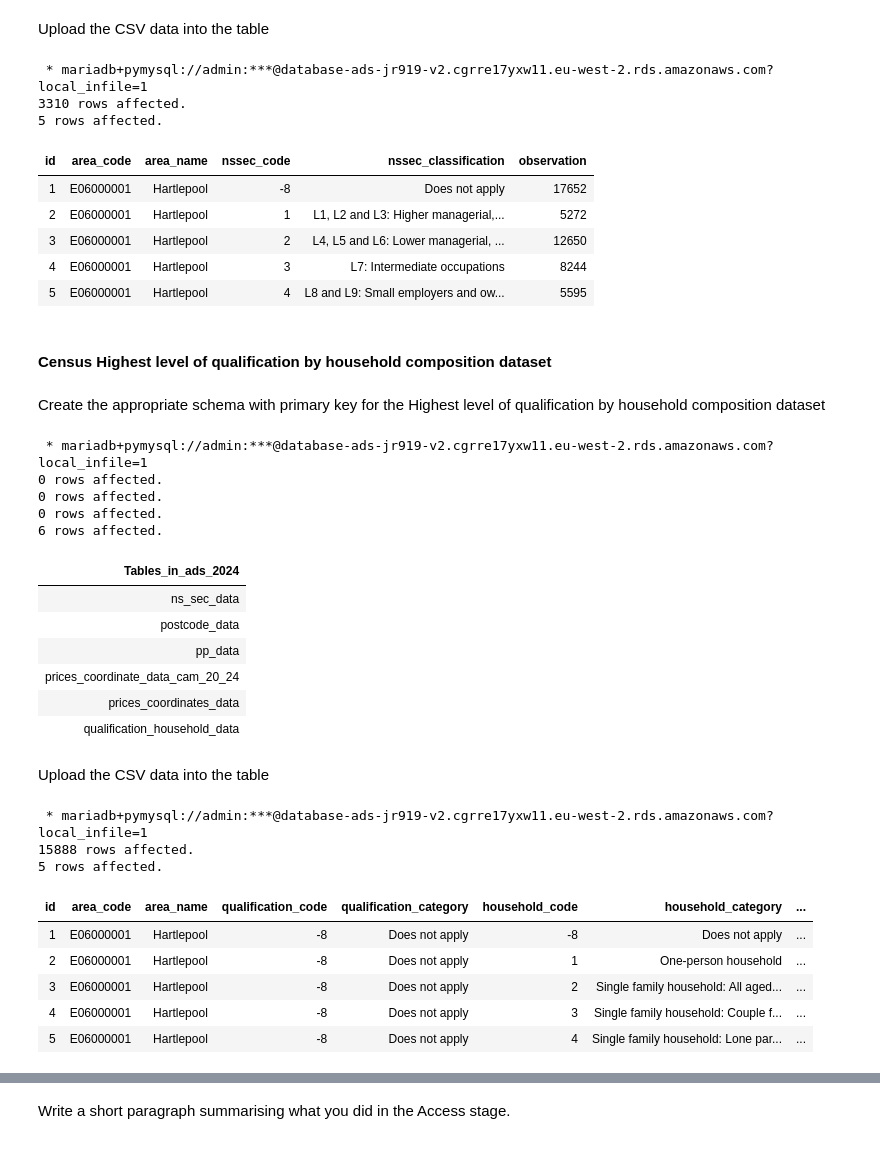
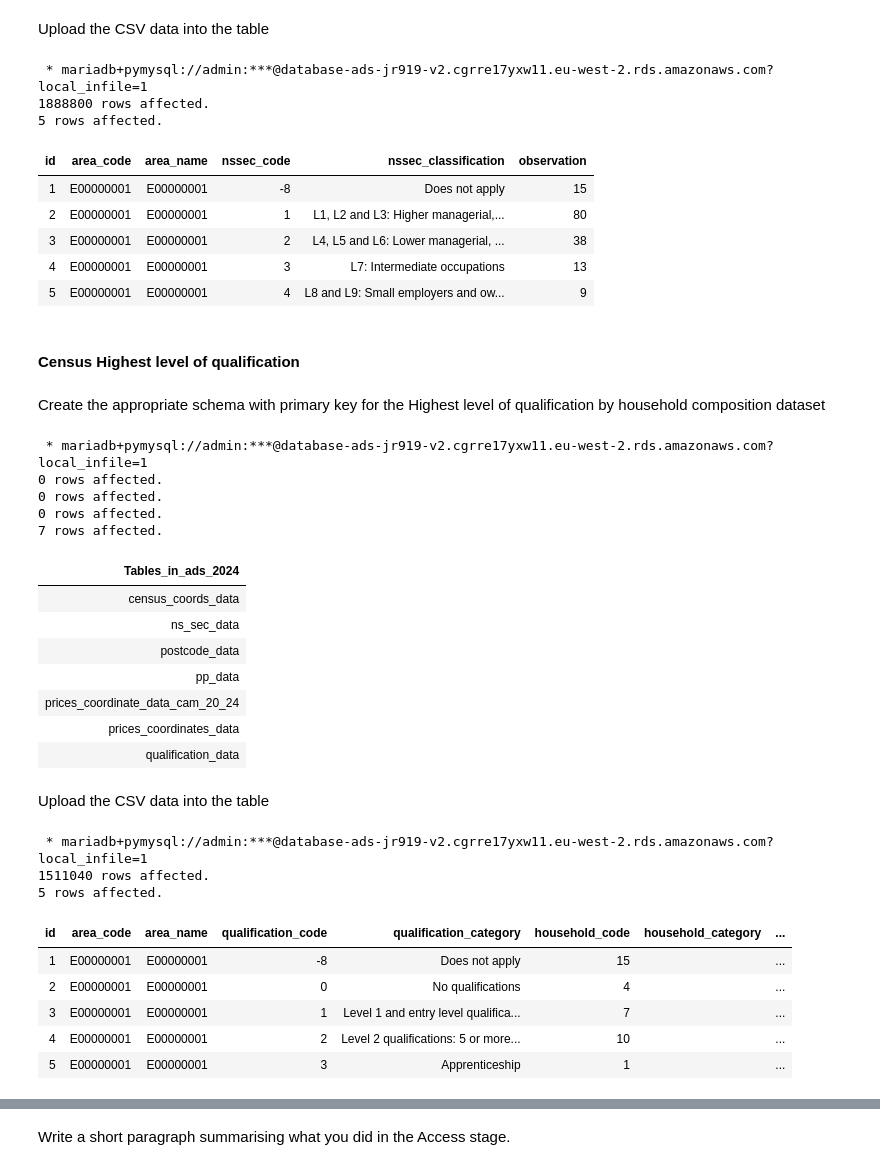
Before and after one commit to jr919cam/jr919_ads_2024, a Jupyter notebook: _notebooks/ads_course_assessment.ipynb, the cells around one changed output, grey strips where cells are left out. Cells and saved outputs as stored; diff of their text form; code cells hidden in the pictures.

Commit message:
uploaded data for all 3 census tables

```diff
--- a/_notebooks/ads_course_assessment.ipynb
+++ b/_notebooks/ads_course_assessment.ipynb
@@ -197,7 +196,7 @@ SHOW tables
 Upload the CSV data into the table
 # %%
 %%sql
-LOAD DATA LOCAL INFILE '/content/TS062-2021-5.csv'
+LOAD DATA LOCAL INFILE '/content/TS062-2021-5-filtered-2024-11-25T00_56_03Z.csv'
 INTO TABLE ns_sec_data
 FIELDS TERMINATED BY ','
 ENCLOSED BY '"'
@@ -208,23 +207,23 @@ IGNORE 1 ROWS
 SELECT * FROM ns_sec_data LIMIT 5
 # %% [output]
  * mariadb+pymysql://admin:***@database-ads-jr919-v2.cgrre17yxw11.eu-west-2.rds.amazonaws.com?local_infile=1
-3310 rows affected.
+1888800 rows affected.
 5 rows affected.
 | id | area_code | area_name | nssec_code | nssec_classification | observation |
-| 1 | E06000001 | Hartlepool | -8 | Does not apply | 17652 |
-| 2 | E06000001 | Hartlepool | 1 | L1, L2 and L3: Higher managerial,... | 5272 |
-| 3 | E06000001 | Hartlepool | 2 | L4, L5 and L6: Lower managerial, ... | 12650 |
-| 4 | E06000001 | Hartlepool | 3 | L7: Intermediate occupations | 8244 |
-| 5 | E06000001 | Hartlepool | 4 | L8 and L9: Small employers and ow... | 5595 |
+| 1 | E00000001 | E00000001 | -8 | Does not apply | 15 |
+| 2 | E00000001 | E00000001 | 1 | L1, L2 and L3: Higher managerial,... | 80 |
+| 3 | E00000001 | E00000001 | 2 | L4, L5 and L6: Lower managerial, ... | 38 |
+| 4 | E00000001 | E00000001 | 3 | L7: Intermediate occupations | 13 |
+| 5 | E00000001 | E00000001 | 4 | L8 and L9: Small employers and ow... | 9 |
 # %% [markdown]
-#### Census Highest level of qualification by household composition dataset
+#### Census Highest level of qualification
 # %% [markdown]
 Create the appropriate schema with primary key for the  Highest level of qualification by household composition dataset
 # %%
 %%sql
 USE `ads_2024`;
-DROP TABLE IF EXISTS `qualification_household_data`;
-CREATE TABLE IF NOT EXISTS qualification_household_data (
+DROP TABLE IF EXISTS `qualification_data`;
+CREATE TABLE IF NOT EXISTS qualification_data (
     id INT AUTO_INCREMENT PRIMARY KEY,
     area_code VARCHAR(255) NOT NULL,
     area_name VARCHAR(255) NOT NULL,
@@ -240,34 +239,35 @@ SHOW tables
 0 rows affected.
 0 rows affected.
 0 rows affected.
-6 rows affected.
+7 rows affected.
 | Tables_in_ads_2024 |
+| census_coords_data |
 | ns_sec_data |
 | postcode_data |
 | pp_data |
 | prices_coordinate_data_cam_20_24 |
 | prices_coordinates_data |
-| qualification_household_data |
+| qualification_data |
 # %% [markdown]
 Upload the CSV data into the table
 # %%
 %%sql
-LOAD DATA LOCAL INFILE '/content/RM051-2021-3.csv'
-INTO TABLE qualification_household_data
+LOAD DATA LOCAL INFILE '/content/TS067-2021-3-filtered-2024-11-25T01_01_09Z.csv'
+INTO TABLE qualification_data
 FIELDS TERMINATED BY ','
 ENCLOSED BY '"'
 LINES TERMINATED BY '\n'
 IGNORE 1 ROWS
 (area_code, area_name, qualification_code, qualification_category, household_code, household_category, observation);
 
-SELECT * FROM qualification_household_data LIMIT 5
+SELECT * FROM qualification_data LIMIT 5
 # %% [output]
  * mariadb+pymysql://admin:***@database-ads-jr919-v2.cgrre17yxw11.eu-west-2.rds.amazonaws.com?local_infile=1
-15888 rows affected.
+1511040 rows affected.
 5 rows affected.
 | id | area_code | area_name | qualification_code | qualification_category | household_code | household_category | ... |
-| 1 | E06000001 | Hartlepool | -8 | Does not apply | -8 | Does not apply | ... |
-| 2 | E06000001 | Hartlepool | -8 | Does not apply | 1 | One-person household | ... |
-| 3 | E06000001 | Hartlepool | -8 | Does not apply | 2 | Single family household: All aged... | ... |
-| 4 | E06000001 | Hartlepool | -8 | Does not apply | 3 | Single family household: Couple f... | ... |
-| 5 | E06000001 | Hartlepool | -8 | Does not apply | 4 | Single family household: Lone par... | ... |
+| 1 | E00000001 | E00000001 | -8 | Does not apply | 15 |  | ... |
+| 2 | E00000001 | E00000001 | 0 | No qualifications | 4 |  | ... |
+| 3 | E00000001 | E00000001 | 1 | Level 1 and entry level qualifica... | 7 |  | ... |
+| 4 | E00000001 | E00000001 | 2 | Level 2 qualifications: 5 or more... | 10 |  | ... |
+| 5 | E00000001 | E00000001 | 3 | Apprenticeship | 1 |  | ... |
```
Also changed, not shown: parts of 11 cells of this notebook.
